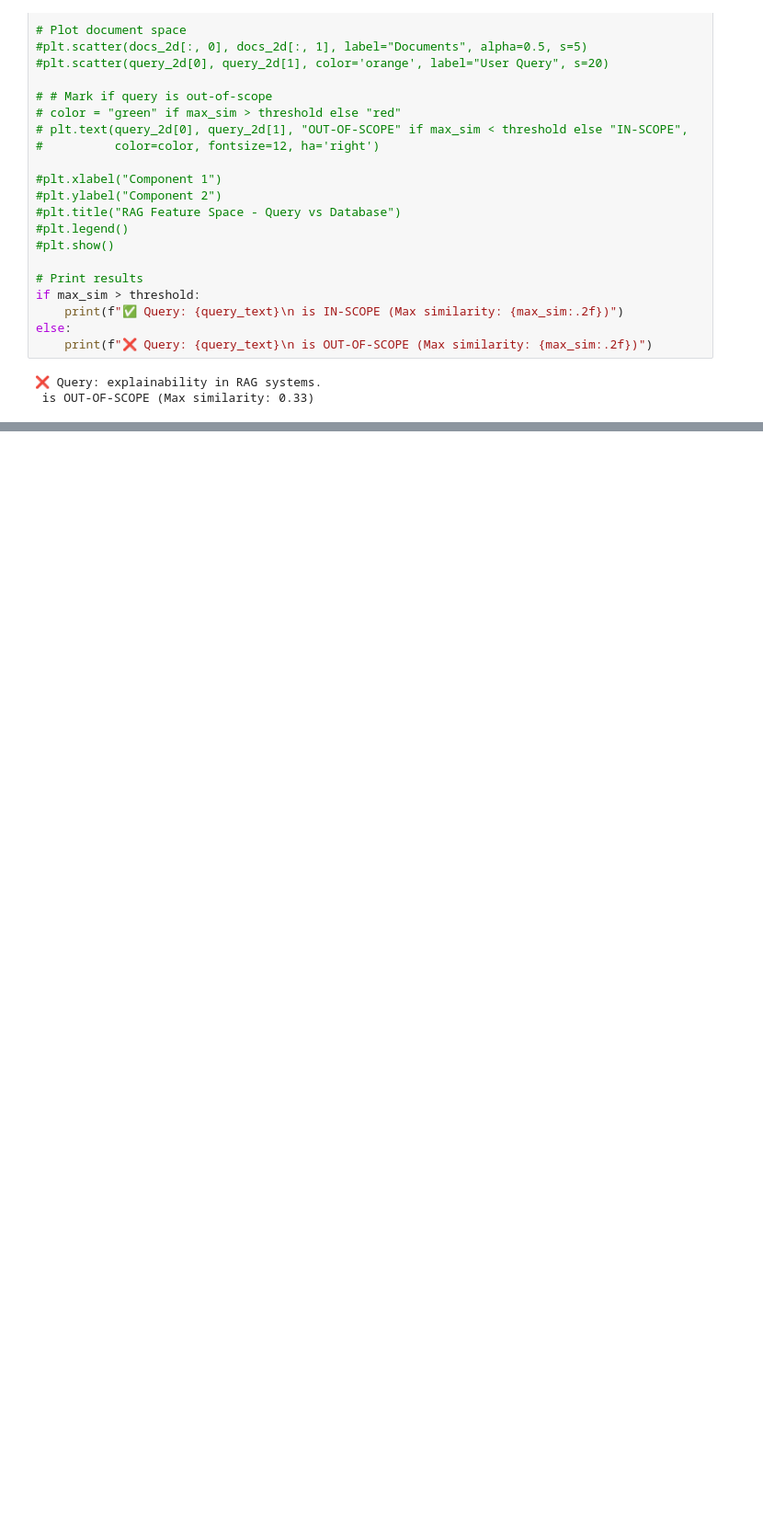
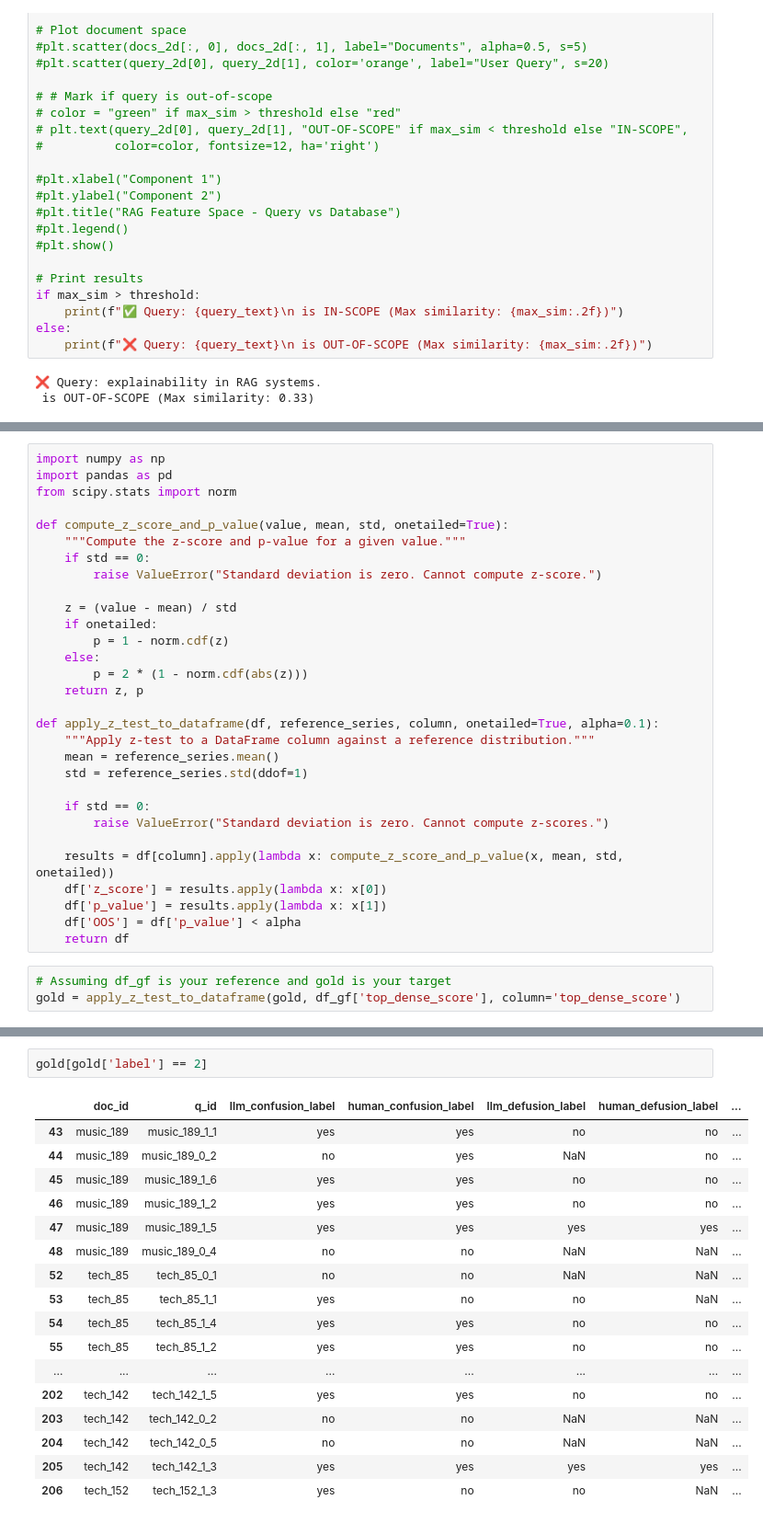
Before and after one commit to sjoerdoffringa/RAG, a Jupyter notebook: develop_explanations.ipynb, the cells around one changed output, grey strips where cells are left out. Shown at 92% size. Saved outputs shown, nothing was run; the diff lists cells and outputs as text; blank space fills up the shorter version.

```diff
--- a/develop_explanations.ipynb
+++ b/develop_explanations.ipynb
@@ -113,0 +379,33 @@ else:
+# %%
+import numpy as np
+import pandas as pd
+from scipy.stats import norm
+
+def compute_z_score_and_p_value(value, mean, std, onetailed=True):
+    """Compute the z-score and p-value for a given value."""
+    if std == 0:
+        raise ValueError("Standard deviation is zero. Cannot compute z-score.")
+
+    z = (value - mean) / std
+    if onetailed:
+        p = 1 - norm.cdf(z)
+    else:
+        p = 2 * (1 - norm.cdf(abs(z)))
+    return z, p
+
+def apply_z_test_to_dataframe(df, reference_series, column, onetailed=True, alpha=0.1):
+    """Apply z-test to a DataFrame column against a reference distribution."""
+    mean = reference_series.mean()
+    std = reference_series.std(ddof=1)
+
+    if std == 0:
+        raise ValueError("Standard deviation is zero. Cannot compute z-scores.")
+
+    results = df[column].apply(lambda x: compute_z_score_and_p_value(x, mean, std, onetailed))
+    df['z_score'] = results.apply(lambda x: x[0])
+    df['p_value'] = results.apply(lambda x: x[1])
+    df['OOS'] = df['p_value'] < alpha
+    return df
+# %%
+# Assuming df_gf is your reference and gold is your target
+gold = apply_z_test_to_dataframe(gold, df_gf['top_dense_score'], column='top_dense_score')
@@ -113,0 +425,20 @@ else:
+# %%
+gold[gold['label'] == 2]
+# %% [output]
+|  | doc_id | q_id | llm_confusion_label | human_confusion_label | llm_defusion_label | human_defusion_label | ... |
+| 43 | music_189 | music_189_1_1 | yes | yes | no | no | ... |
+| 44 | music_189 | music_189_0_2 | no | yes | NaN | no | ... |
+| 45 | music_189 | music_189_1_6 | yes | yes | no | no | ... |
+| 46 | music_189 | music_189_1_2 | yes | yes | no | no | ... |
+| 47 | music_189 | music_189_1_5 | yes | yes | yes | yes | ... |
+| 48 | music_189 | music_189_0_4 | no | no | NaN | NaN | ... |
+| 52 | tech_85 | tech_85_0_1 | no | no | NaN | NaN | ... |
+| 53 | tech_85 | tech_85_1_1 | yes | no | no | NaN | ... |
+| 54 | tech_85 | tech_85_1_4 | yes | yes | no | no | ... |
+| 55 | tech_85 | tech_85_1_2 | yes | yes | no | no | ... |
+| ... | ... | ... | ... | ... | ... | ... | ... |
+| 202 | tech_142 | tech_142_1_5 | yes | yes | no | no | ... |
+| 203 | tech_142 | tech_142_0_2 | no | no | NaN | NaN | ... |
+| 204 | tech_142 | tech_142_0_5 | no | no | NaN | NaN | ... |
+| 205 | tech_142 | tech_142_1_3 | yes | yes | yes | yes | ... |
+| 206 | tech_152 | tech_152_1_3 | yes | no | no | NaN | ... |
```
Also changed, not shown: parts of 39 cells of this notebook, 19 other files.
